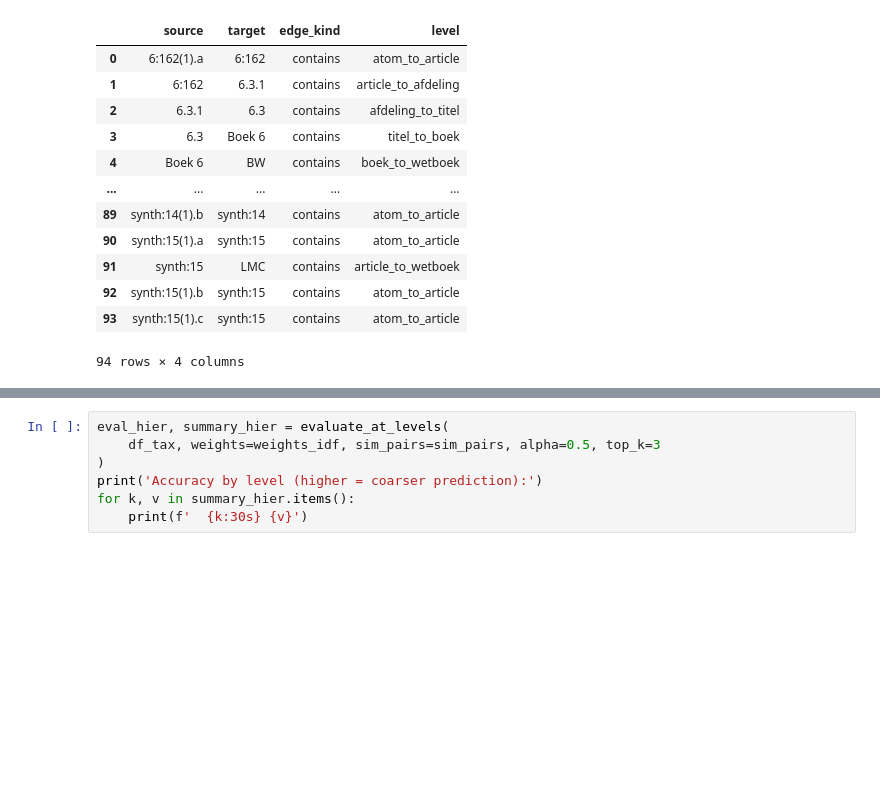
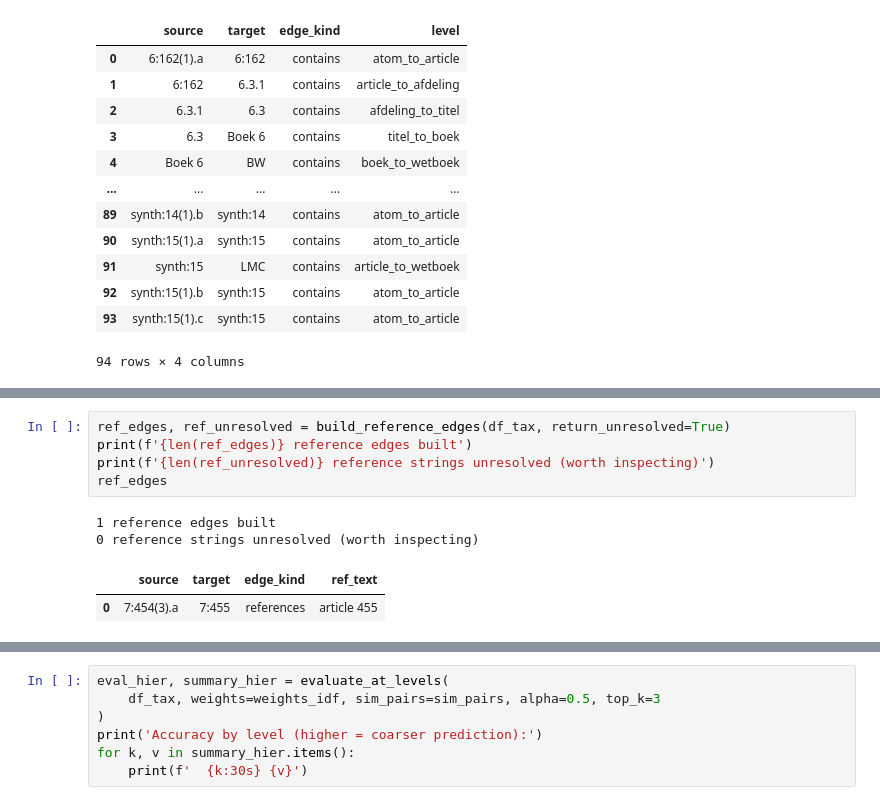
Before and after one commit to robinAssam/ArticleRelationshipModel, a Jupyter notebook: notebooks/01_explore_atoms.ipynb, the cells around one changed output, grey strips where cells are left out. Cells and saved outputs as stored; diff of their text form; blank space fills up the shorter version.

```diff
--- a/notebooks/01_explore_atoms.ipynb
+++ b/notebooks/01_explore_atoms.ipynb
@@ -898,0 +909,10 @@ hier_edges.drop_duplicates(subset=['source', 'target'])
+# %%
+ref_edges, ref_unresolved = build_reference_edges(df_tax, return_unresolved=True)
+print(f'{len(ref_edges)} reference edges built')
+print(f'{len(ref_unresolved)} reference strings unresolved (worth inspecting)')
+ref_edges
+# %% [output]
+1 reference edges built
+0 reference strings unresolved (worth inspecting)
+|  | source | target | edge_kind | ref_text |
+| 0 | 7:454(3).a | 7:455 | references | article 455 |
```
Also changed, not shown: parts of 8 cells of this notebook, 4 other files.
